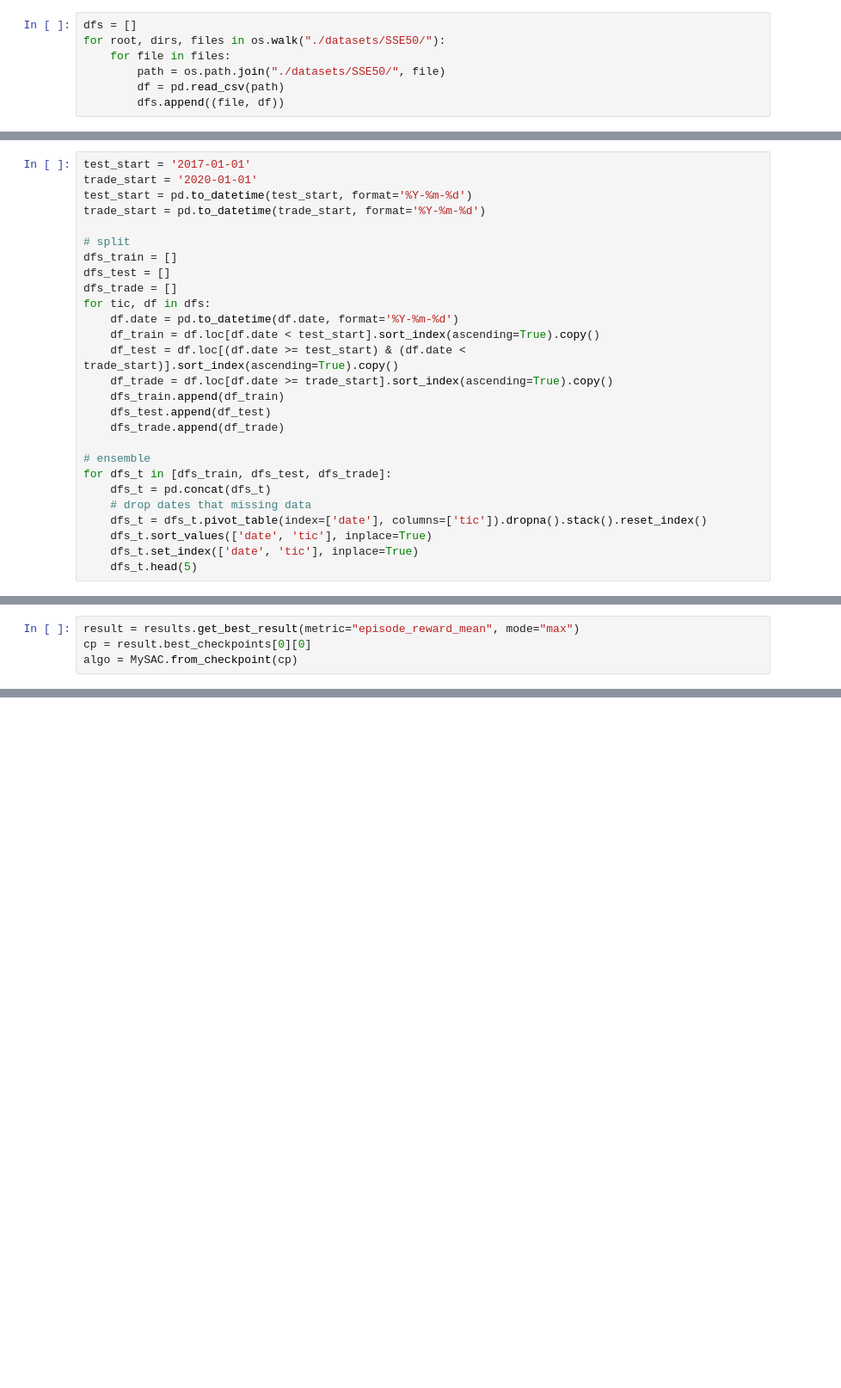
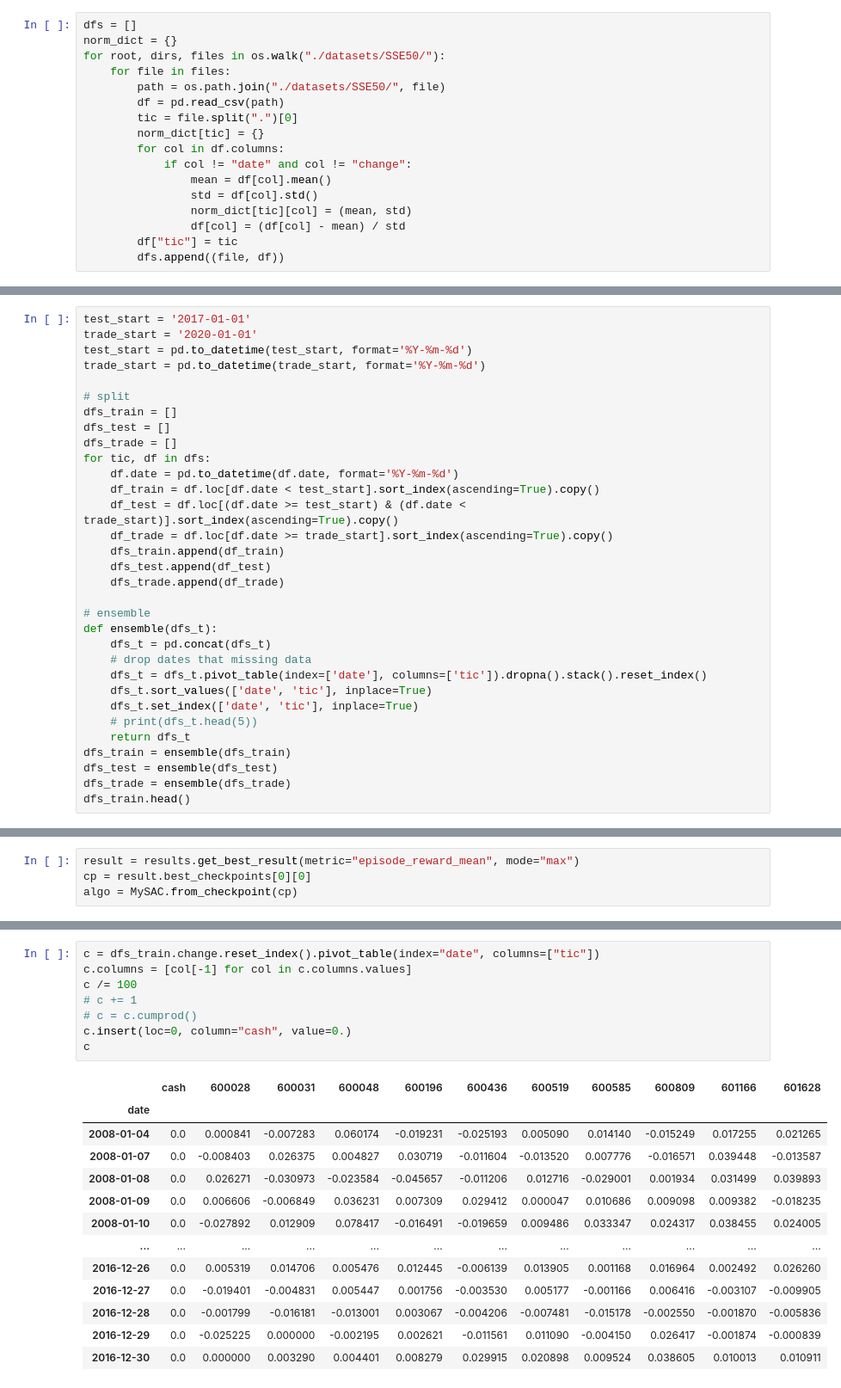
Before and after one commit to freedom5wind/StockTradingV2, a Jupyter notebook: multistock_trading.ipynb, the cells around one changed output, grey strips where cells are left out. Shown at 86% size. Saved outputs shown, nothing was run; the diff lists cells and outputs as text; blank space fills up the shorter version.

```diff
--- a/multistock_trading.ipynb
+++ b/multistock_trading.ipynb
@@ -33,8 +33,18 @@ Ray
 # %%
 dfs = []
+norm_dict = {}
 for root, dirs, files in os.walk("./datasets/SSE50/"):
     for file in files:
         path = os.path.join("./datasets/SSE50/", file)
         df = pd.read_csv(path)
+        tic = file.split(".")[0]
+        norm_dict[tic] = {}
+        for col in df.columns:
+            if col != "date" and col != "change":
+                mean = df[col].mean()
+                std = df[col].std()
+                norm_dict[tic][col] = (mean, std)
+                df[col] = (df[col] - mean) / std
+        df["tic"] = tic
         dfs.append((file, df))
 # %%
@@ -67,10 +81,15 @@ for tic, df in dfs:
     dfs_trade.append(df_trade)
 
 # ensemble
-for dfs_t in [dfs_train, dfs_test, dfs_trade]:
+def ensemble(dfs_t):
     dfs_t = pd.concat(dfs_t)
     # drop dates that missing data
     dfs_t = dfs_t.pivot_table(index=['date'], columns=['tic']).dropna().stack().reset_index()
     dfs_t.sort_values(['date', 'tic'], inplace=True)
     dfs_t.set_index(['date', 'tic'], inplace=True)
-    dfs_t.head(5)
+    # print(dfs_t.head(5))
+    return dfs_t
+dfs_train = ensemble(dfs_train)
+dfs_test = ensemble(dfs_test)
+dfs_trade = ensemble(dfs_trade)
+dfs_train.head()
@@ -193,0 +244,22 @@ algo = MySAC.from_checkpoint(cp)
+# %%
+c = dfs_train.change.reset_index().pivot_table(index="date", columns=["tic"])
+c.columns = [col[-1] for col in c.columns.values]
+c /= 100
+# c += 1
+# c = c.cumprod()
+c.insert(loc=0, column="cash", value=0.)
+c
+# %% [output]
+|  | cash | 600028 | 600031 | 600048 | 600196 | 600436 | 600519 | 600585 | 600809 | 601166 | 601628 |
+| date |  |  |  |  |  |  |  |  |  |  |  |
+| 2008-01-04 | 0.0 | 0.000841 | -0.007283 | 0.060174 | -0.019231 | -0.025193 | 0.005090 | 0.014140 | -0.015249 | 0.017255 | 0.021265 |
+| 2008-01-07 | 0.0 | -0.008403 | 0.026375 | 0.004827 | 0.030719 | -0.011604 | -0.013520 | 0.007776 | -0.016571 | 0.039448 | -0.013587 |
+| 2008-01-08 | 0.0 | 0.026271 | -0.030973 | -0.023584 | -0.045657 | -0.011206 | 0.012716 | -0.029001 | 0.001934 | 0.031499 | 0.039893 |
+| 2008-01-09 | 0.0 | 0.006606 | -0.006849 | 0.036231 | 0.007309 | 0.029412 | 0.000047 | 0.010686 | 0.009098 | 0.009382 | -0.018235 |
+| 2008-01-10 | 0.0 | -0.027892 | 0.012909 | 0.078417 | -0.016491 | -0.019659 | 0.009486 | 0.033347 | 0.024317 | 0.038455 | 0.024005 |
+| ... | ... | ... | ... | ... | ... | ... | ... | ... | ... | ... | ... |
+| 2016-12-26 | 0.0 | 0.005319 | 0.014706 | 0.005476 | 0.012445 | -0.006139 | 0.013905 | 0.001168 | 0.016964 | 0.002492 | 0.026260 |
+| 2016-12-27 | 0.0 | -0.019401 | -0.004831 | 0.005447 | 0.001756 | -0.003530 | 0.005177 | -0.001166 | 0.006416 | -0.003107 | -0.009905 |
+| 2016-12-28 | 0.0 | -0.001799 | -0.016181 | -0.013001 | 0.003067 | -0.004206 | -0.007481 | -0.015178 | -0.002550 | -0.001870 | -0.005836 |
+| 2016-12-29 | 0.0 | -0.025225 | 0.000000 | -0.002195 | 0.002621 | -0.011561 | 0.011090 | -0.004150 | 0.026417 | -0.001874 | -0.000839 |
+| 2016-12-30 | 0.0 | 0.000000 | 0.003290 | 0.004401 | 0.008279 | 0.029915 | 0.020898 | 0.009524 | 0.038605 | 0.010013 | 0.010911 |
```
Also changed, not shown: parts of 15 cells of this notebook, 5 other files.
